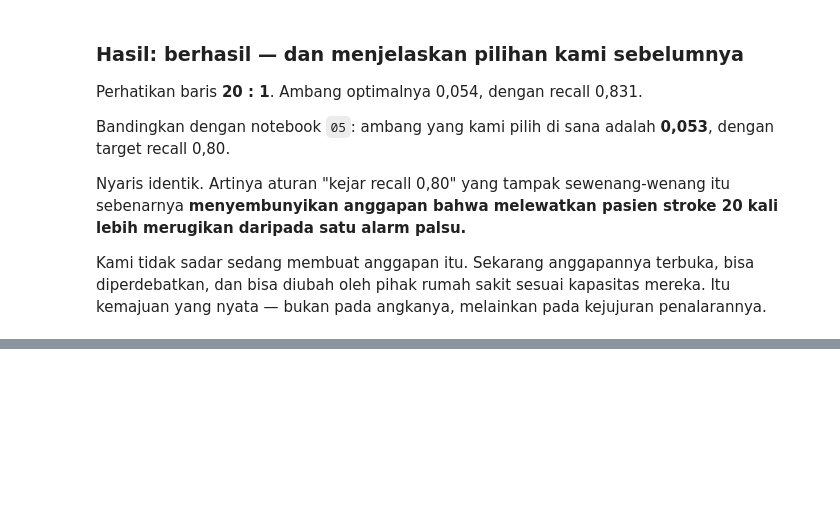
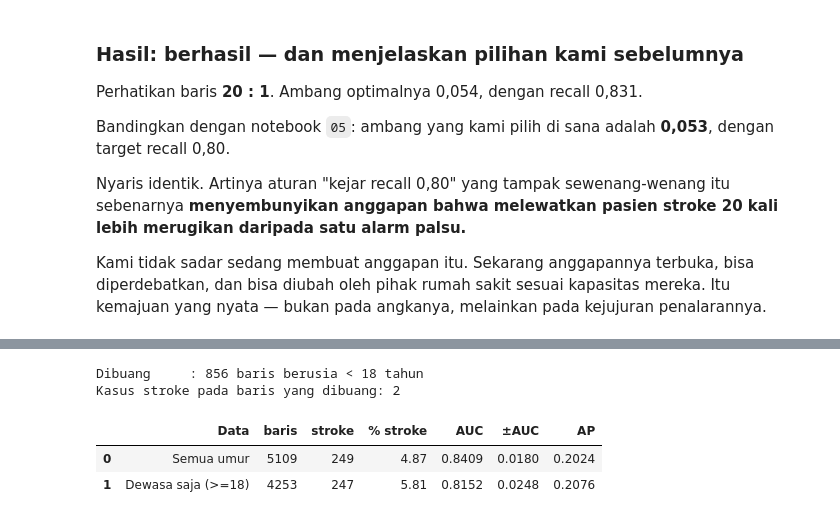
Before and after one commit to ravi-arnan/machine-learning, a Jupyter notebook: notebooks/09_eksperimen.ipynb, the cells around one changed output, grey strips where cells are left out. Drawn from its saved outputs; the diff is of its cells as text; code cells hidden in the pictures; blank space fills up the shorter version.

```diff
--- a/notebooks/09_eksperimen.ipynb
+++ b/notebooks/09_eksperimen.ipynb
@@ -366,0 +417,21 @@ plt.tight_layout(); plt.show()
+# %%
+from sklearn.model_selection import GridSearchCV, StratifiedKFold
+
+grid_hgb = {
+    "max_iter": [100, 200],
+    "learning_rate": [0.03, 0.05, 0.1],
+    "max_depth": [2, 3, None],
+    "min_samples_leaf": [20, 50],
+    "l2_regularization": [0.0, 1.0],
+}
+cari_hgb = GridSearchCV(HistGradientBoostingClassifier(random_state=SEED), grid_hgb,
+                        scoring="roc_auc", n_jobs=-1,
+                        cv=StratifiedKFold(5, shuffle=True, random_state=SEED))
+cari_hgb.fit(X, y)
+print("HistGB terbaik :", cari_hgb.best_params_)
+print(f"AUC saat pencarian: {cari_hgb.best_score_:.4f}")
+
+hasil_adil = banding(HistGradientBoostingClassifier(random_state=SEED, **cari_hgb.best_params_),
+                     "HistGB DISETEL vs Logistic Regression")
+pd.DataFrame([hasil_adil])[["Gagasan", "AUC acuan", "AUC baru", "ΔAUC", "±AUC",
+                            "AUC nyata?", "AP acuan", "AP baru", "ΔAP", "AP nyata?"]]
@@ -510,0 +612,26 @@ kemajuan yang nyata — bukan pada angkanya, melainkan pada kejujuran penalarann
+# %%
+dewasa = (mentah.age >= 18).values
+X_dewasa, y_dewasa = X[dewasa], y[dewasa]
+
+print(f"Dibuang     : {(~dewasa).sum()} baris berusia < 18 tahun")
+print(f"Kasus stroke pada baris yang dibuang: {int(y[~dewasa].sum())}")
+print()
+
+baris_umur = []
+for label, Xu, yu in [("Semua umur", X, y), ("Dewasa saja (>=18)", X_dewasa, y_dewasa)]:
+    s = cross_validate(ACUAN(), Xu, yu, cv=cv,
+                       scoring=["roc_auc", "average_precision"], n_jobs=-1)
+    baris_umur.append({
+        "Data": label, "baris": len(yu), "stroke": int(yu.sum()),
+        "% stroke": round(100 * yu.mean(), 2),
+        "AUC": round(s["test_roc_auc"].mean(), 4),
+        "±AUC": round(s["test_roc_auc"].std(), 4),
+        "AP": round(s["test_average_precision"].mean(), 4),
+    })
+pd.DataFrame(baris_umur)
+# %% [output]
+Dibuang     : 856 baris berusia < 18 tahun
+Kasus stroke pada baris yang dibuang: 2
+|  | Data | baris | stroke | % stroke | AUC | ±AUC | AP |
+| 0 | Semua umur | 5109 | 249 | 4.87 | 0.8409 | 0.0180 | 0.2024 |
+| 1 | Dewasa saja (>=18) | 4253 | 247 | 5.81 | 0.8152 | 0.0248 | 0.2076 |
```
Also changed, not shown: parts of 13 cells of this notebook, 4 other files.
